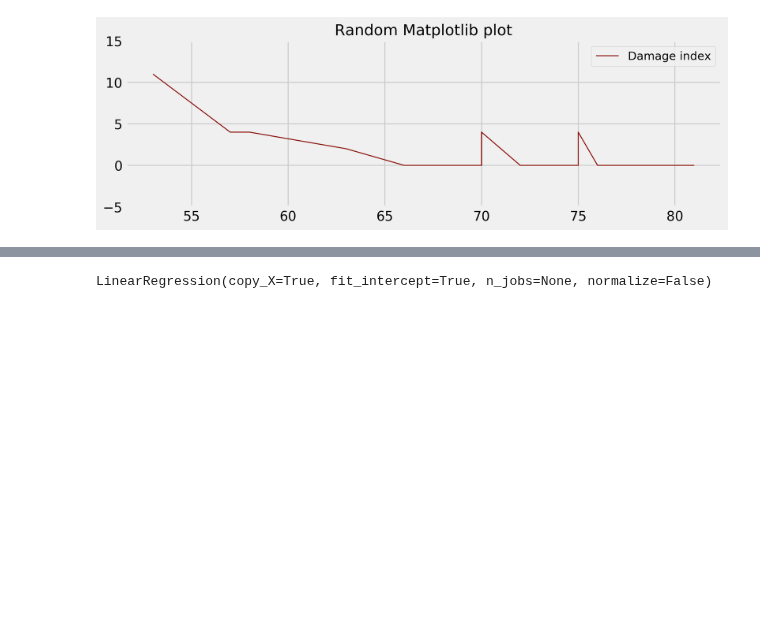
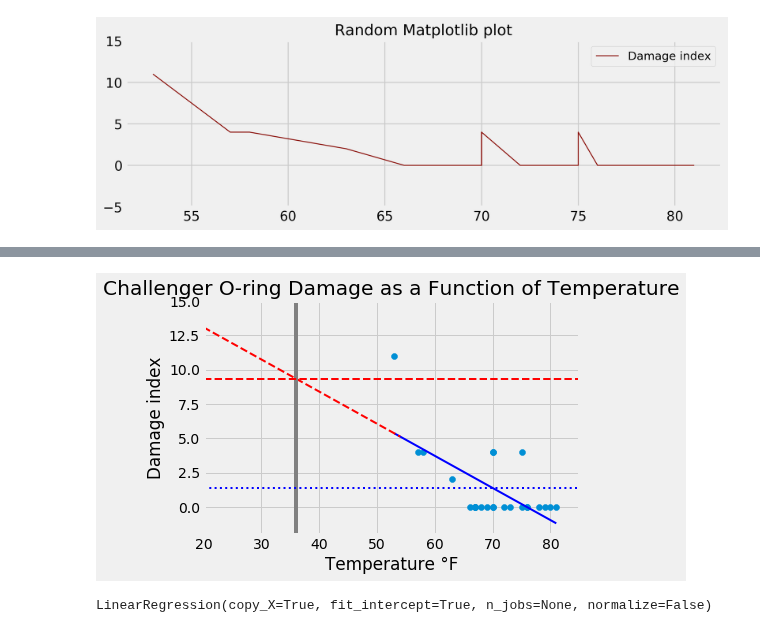
Before and after one commit to surfaceowl-ai/python_visualizations, a Jupyter notebook: notebooks/00_effective_visualizations.ipynb, the cells around one changed output, grey strips where cells are left out. Cells and saved outputs as stored; diff of their text form; code cells hidden in the pictures; blank space fills up the shorter version.

```diff
--- a/notebooks/00_effective_visualizations.ipynb
+++ b/notebooks/00_effective_visualizations.ipynb
@@ -277,0 +281,4 @@ plt.show()
+# %%
+Z = [x for x in range(20, 55)]
+Z = np.asarray(Z).reshape(-1, 1)
+Z_pred = linear_regressor.predict(Z)  # make predictions
@@ -278,3 +292,18 @@ plt.show()
+# %%
+plt.scatter(X, Y)
+plt.plot(X, Y_pred, color='blue', linewidth=2)
+plt.plot(Z, Z_pred, color='red', linestyle="--", linewidth=2)
+plt.axvline(36, color="grey")
+plt.axhline(df.loc[:, "Damage index"].mean(), color="blue", linestyle="dotted", linewidth=2)
+plt.axhline(predicted_damage_index_at_challenger_launch_temp, color="red", linestyle="--", linewidth=2)
+plt.xlim(20, 85)
+plt.ylim(-2, 15)
+plt.title("Challenger O-ring Damage as a Function of Temperature")
+plt.xlabel("Temperature °F")
+plt.ylabel("Damage index")
+plt.show()
+# %% [output]
+[figure, added]
 # %%
 linear_regressor.fit(X,Y)
 # %% [output]
```
Also changed, not shown: parts of 2 cells of this notebook.
